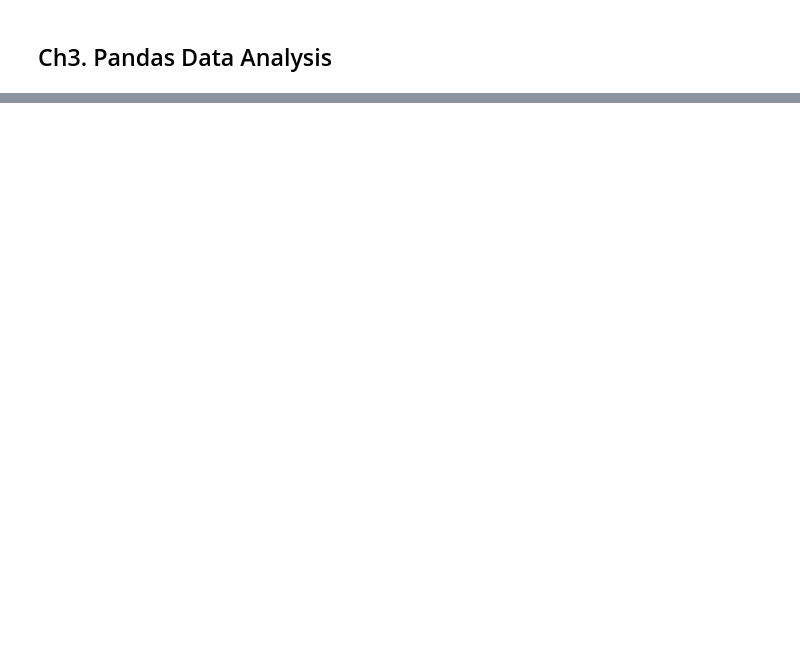
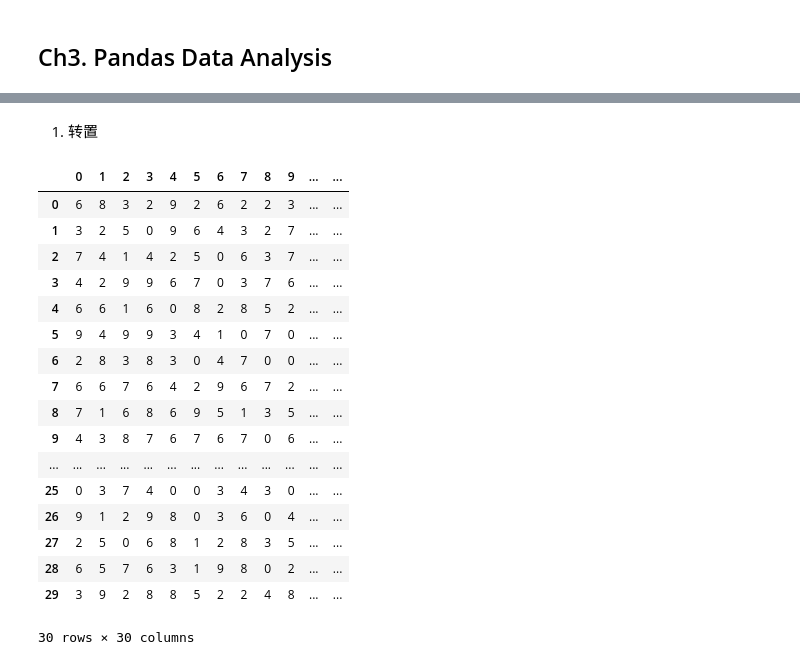
Before and after one commit to TwT-ABCI-Group/Coding-Fundamental, a Jupyter notebook: Ch3. Pandas Data Analysis/notebook/Ch3. Pandas Data Analysis.ipynb, the cells around one changed output, grey strips where cells are left out. Saved outputs shown, nothing was run; the diff lists cells and outputs as text; code cells hidden in the pictures; blank space fills up the shorter version.

```diff
--- a/Ch3. Pandas Data Analysis/notebook/Ch3. Pandas Data Analysis.ipynb
+++ b/Ch3. Pandas Data Analysis/notebook/Ch3. Pandas Data Analysis.ipynb
@@ -2,0 +879,4 @@
+# %%
+np.random.seed(42)
+x = pd.DataFrame(np.random.randint(10, size=(30, 30)))
+x
@@ -2,0 +902,24 @@
+# %% [markdown]
+1. 转置
+# %%
+z = x.T
+z
+# %% [output]
+|  | 0 | 1 | 2 | 3 | 4 | 5 | 6 | 7 | 8 | 9 | ... | ... |
+| 0 | 6 | 8 | 3 | 2 | 9 | 2 | 6 | 2 | 2 | 3 | ... | ... |
+| 1 | 3 | 2 | 5 | 0 | 9 | 6 | 4 | 3 | 2 | 7 | ... | ... |
+| 2 | 7 | 4 | 1 | 4 | 2 | 5 | 0 | 6 | 3 | 7 | ... | ... |
+| 3 | 4 | 2 | 9 | 9 | 6 | 7 | 0 | 3 | 7 | 6 | ... | ... |
+| 4 | 6 | 6 | 1 | 6 | 0 | 8 | 2 | 8 | 5 | 2 | ... | ... |
+| 5 | 9 | 4 | 9 | 9 | 3 | 4 | 1 | 0 | 7 | 0 | ... | ... |
+| 6 | 2 | 8 | 3 | 8 | 3 | 0 | 4 | 7 | 0 | 0 | ... | ... |
+| 7 | 6 | 6 | 7 | 6 | 4 | 2 | 9 | 6 | 7 | 2 | ... | ... |
+| 8 | 7 | 1 | 6 | 8 | 6 | 9 | 5 | 1 | 3 | 5 | ... | ... |
+| 9 | 4 | 3 | 8 | 7 | 6 | 7 | 6 | 7 | 0 | 6 | ... | ... |
+| ... | ... | ... | ... | ... | ... | ... | ... | ... | ... | ... | ... | ... |
+| 25 | 0 | 3 | 7 | 4 | 0 | 0 | 3 | 4 | 3 | 0 | ... | ... |
+| 26 | 9 | 1 | 2 | 9 | 8 | 0 | 3 | 6 | 0 | 4 | ... | ... |
+| 27 | 2 | 5 | 0 | 6 | 8 | 1 | 2 | 8 | 3 | 5 | ... | ... |
+| 28 | 6 | 5 | 7 | 6 | 3 | 1 | 9 | 8 | 0 | 2 | ... | ... |
+| 29 | 3 | 9 | 2 | 8 | 8 | 5 | 2 | 2 | 4 | 8 | ... | ... |
+30 rows × 30 columns
```
Also changed, not shown: parts of 401 cells of this notebook.
